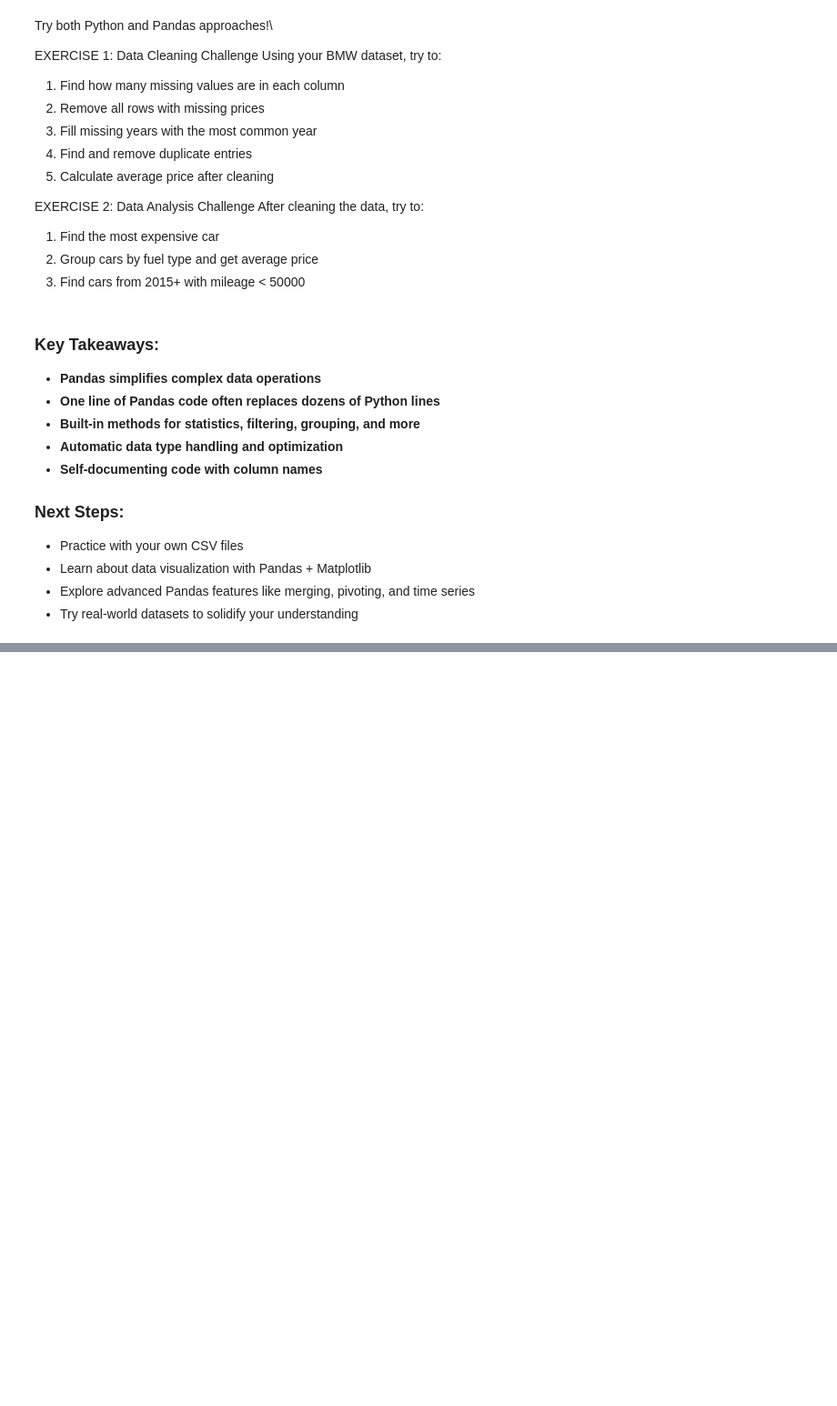
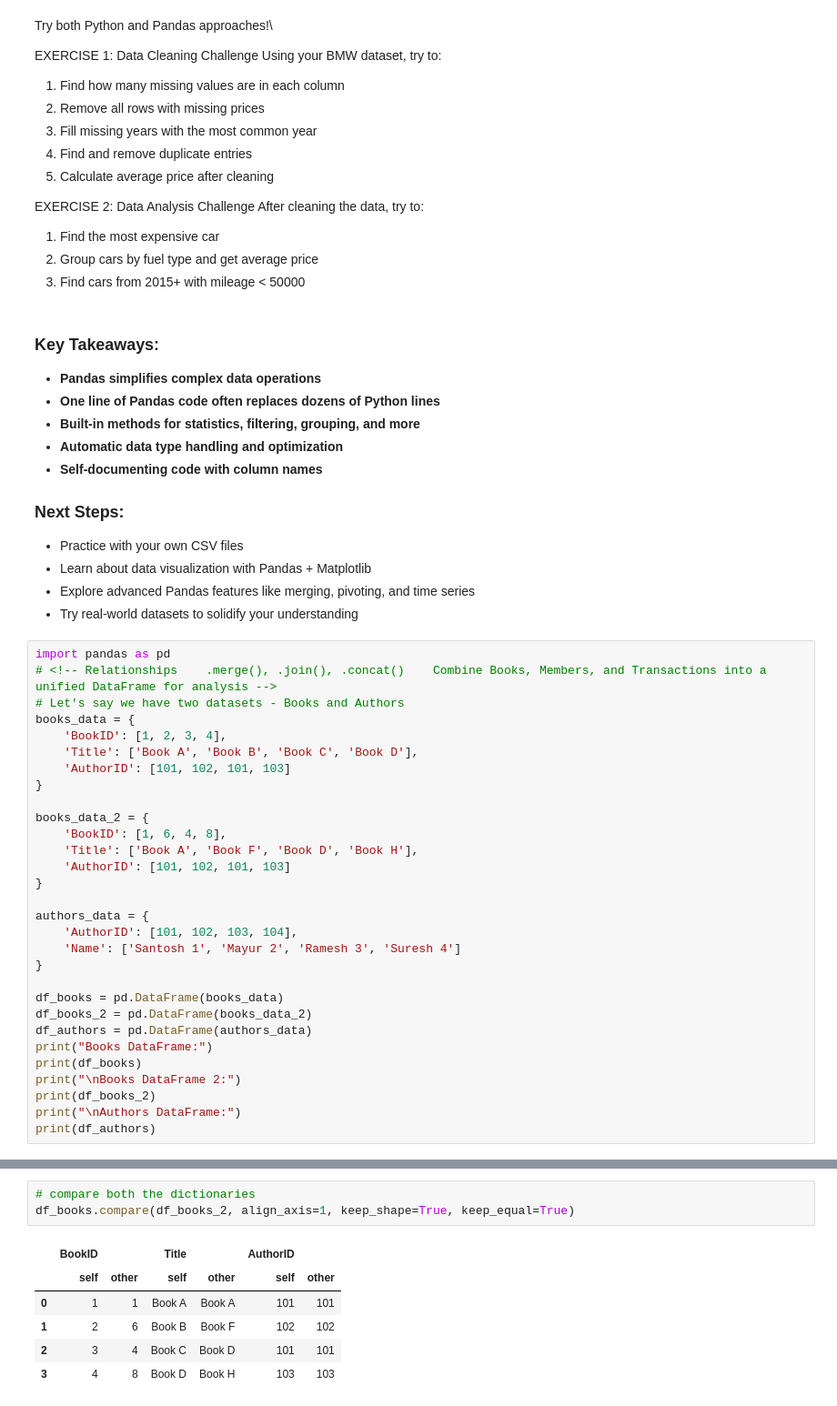
Before and after one commit to Sandy008/Python_SCMS, a Jupyter notebook: python_tutorial.ipynb, the cells around one changed output, grey strips where cells are left out. Shown at 91% size. Drawn from its saved outputs; the diff is of its cells as text; blank space fills up the shorter version.

```diff
--- a/python_tutorial.ipynb
+++ b/python_tutorial.ipynb
@@ -2301,3 +2301,33 @@ After cleaning the data, try to:
 - Learn about data visualization with Pandas + Matplotlib
 - Explore advanced Pandas features like merging, pivoting, and time series
 - Try real-world datasets to solidify your understanding
+# %%
+import pandas as pd
+# <!-- Relationships	.merge(), .join(), .concat()	Combine Books, Members, and Transactions into a unified DataFrame for analysis -->
+# Let's say we have two datasets - Books and Authors
+books_data = {
+    'BookID': [1, 2, 3, 4],
+    'Title': ['Book A', 'Book B', 'Book C', 'Book D'],
+    'AuthorID': [101, 102, 101, 103]
+}
+
+books_data_2 = {
+    'BookID': [1, 6, 4, 8],
+    'Title': ['Book A', 'Book F', 'Book D', 'Book H'],
+    'AuthorID': [101, 102, 101, 103]
+}
+
+authors_data = {
+    'AuthorID': [101, 102, 103, 104],
+    'Name': ['Santosh 1', 'Mayur 2', 'Ramesh 3', 'Suresh 4']
+}
+
+df_books = pd.DataFrame(books_data)
+df_books_2 = pd.DataFrame(books_data_2)
+df_authors = pd.DataFrame(authors_data)
+print("Books DataFrame:")
+print(df_books)
+print("\nBooks DataFrame 2:")
+print(df_books_2)
+print("\nAuthors DataFrame:")
+print(df_authors)
@@ -2303,0 +2355,10 @@ After cleaning the data, try to:
+# %%
+# compare both the dictionaries
+df_books.compare(df_books_2, align_axis=1, keep_shape=True, keep_equal=True)
+# %% [output]
+|  | BookID |  | Title |  | AuthorID |  |
+|  | self | other | self | other | self | other |
+| 0 | 1 | 1 | Book A | Book A | 101 | 101 |
+| 1 | 2 | 6 | Book B | Book F | 102 | 102 |
+| 2 | 3 | 4 | Book C | Book D | 101 | 101 |
+| 3 | 4 | 8 | Book D | Book H | 103 | 103 |
```
Also changed, not shown: parts of 4 cells of this notebook, 2 other files.
